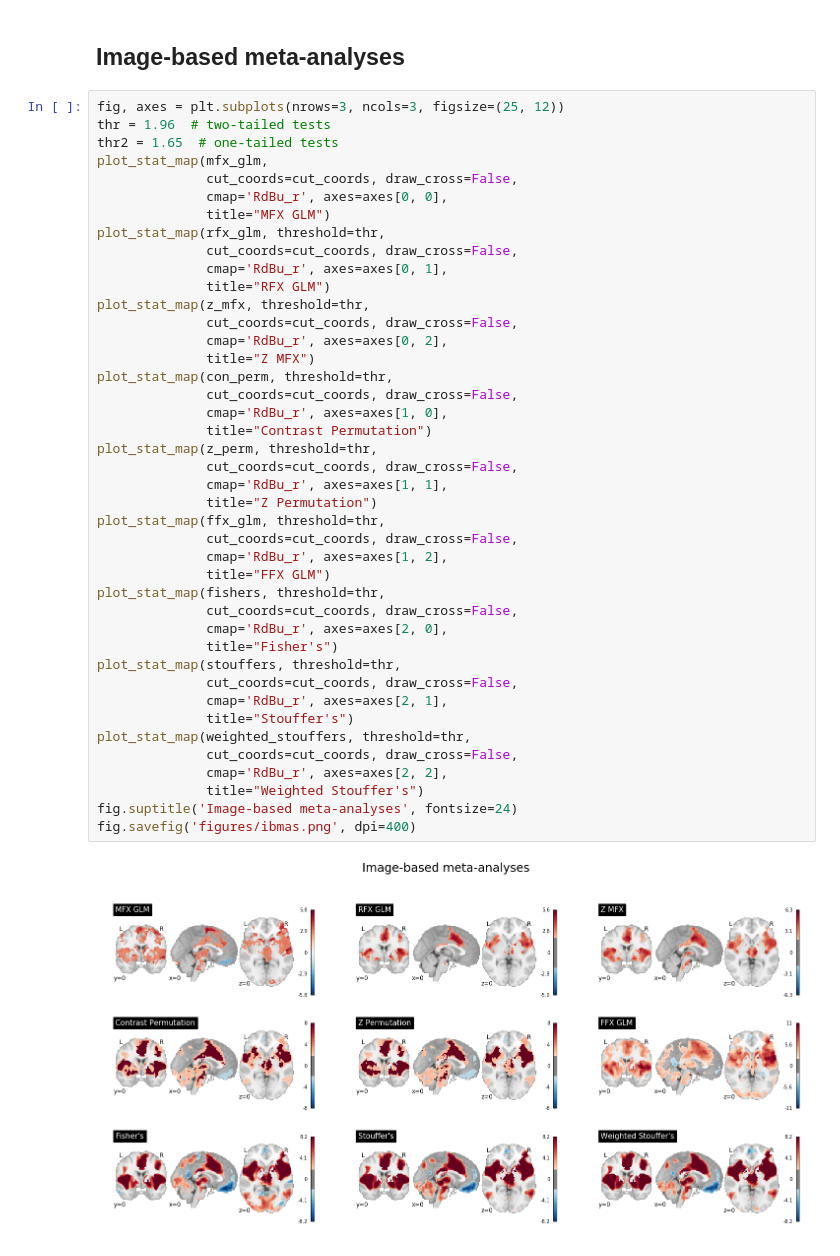
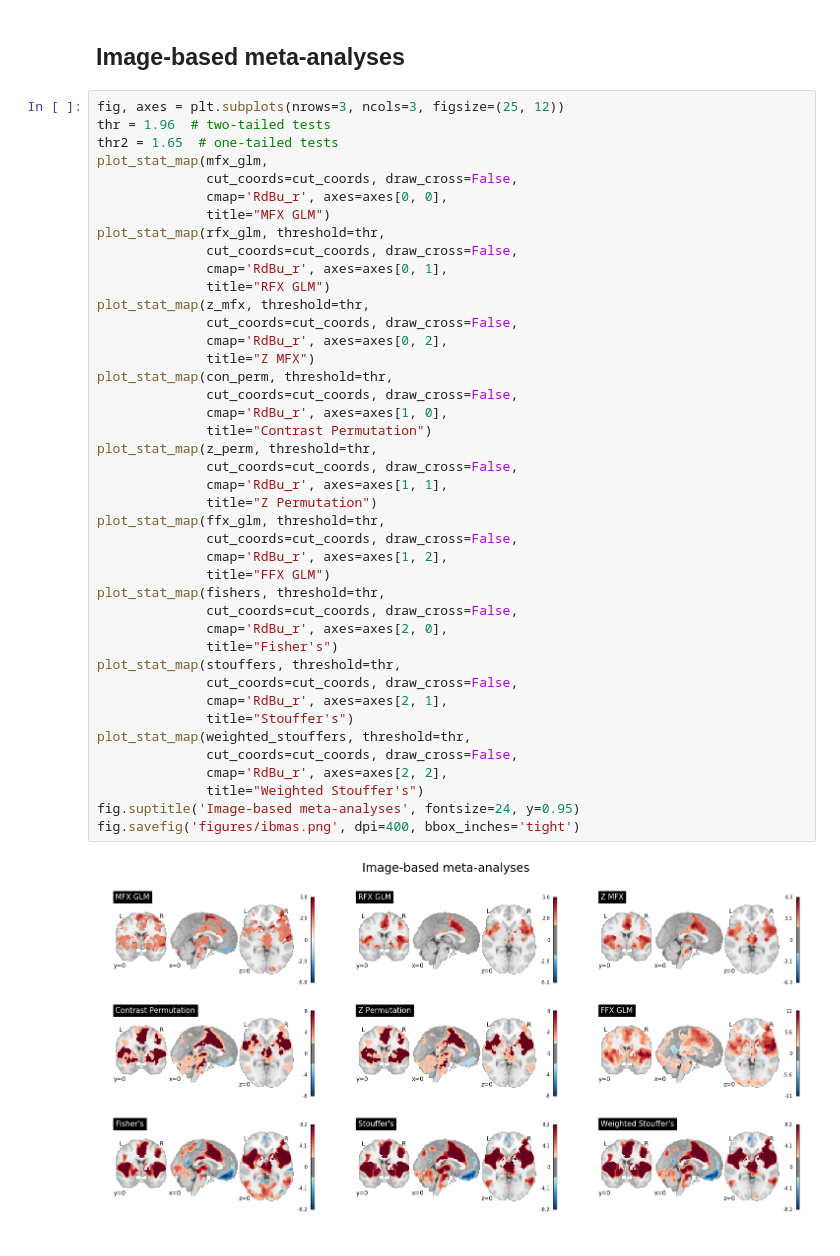
Before and after one commit to NBCLab/nimare-incf-2018, a Jupyter notebook: generate_figures.ipynb, the cells around one changed output. Drawn from its saved outputs; the diff is of its cells as text.

```diff
--- a/generate_figures.ipynb
+++ b/generate_figures.ipynb
@@ -36,36 +36,36 @@ plot_stat_map(rfx_glm, threshold=thr,
               title="RFX GLM")
 plot_stat_map(z_mfx, threshold=thr,
               cut_coords=cut_coords, draw_cross=False,
               cmap='RdBu_r', axes=axes[0, 2],
               title="Z MFX")
 plot_stat_map(con_perm, threshold=thr,
               cut_coords=cut_coords, draw_cross=False,
               cmap='RdBu_r', axes=axes[1, 0],
               title="Contrast Permutation")
 plot_stat_map(z_perm, threshold=thr,
               cut_coords=cut_coords, draw_cross=False,
               cmap='RdBu_r', axes=axes[1, 1],
               title="Z Permutation")
 plot_stat_map(ffx_glm, threshold=thr,
               cut_coords=cut_coords, draw_cross=False,
               cmap='RdBu_r', axes=axes[1, 2],
               title="FFX GLM")
 plot_stat_map(fishers, threshold=thr,
               cut_coords=cut_coords, draw_cross=False,
               cmap='RdBu_r', axes=axes[2, 0],
               title="Fisher's")
 plot_stat_map(stouffers, threshold=thr,
               cut_coords=cut_coords, draw_cross=False,
               cmap='RdBu_r', axes=axes[2, 1],
               title="Stouffer's")
 plot_stat_map(weighted_stouffers, threshold=thr,
               cut_coords=cut_coords, draw_cross=False,
               cmap='RdBu_r', axes=axes[2, 2],
               title="Weighted Stouffer's")
-fig.suptitle('Image-based meta-analyses', fontsize=24)
-fig.savefig('figures/ibmas.png', dpi=400)
+fig.suptitle('Image-based meta-analyses', fontsize=24, y=0.95)
+fig.savefig('figures/ibmas.png', dpi=400, bbox_inches='tight')
 # %% [output]
-[figure, old version]
+[figure, new version]
 # %%
 fig, axes = plt.subplots(nrows=2, ncols=3, figsize=(25, 8))
 plot_stat_map(mkda_chi2_fdr, threshold=thr,
```
Also changed, not shown: parts of 2 cells of this notebook, 5 other files.
